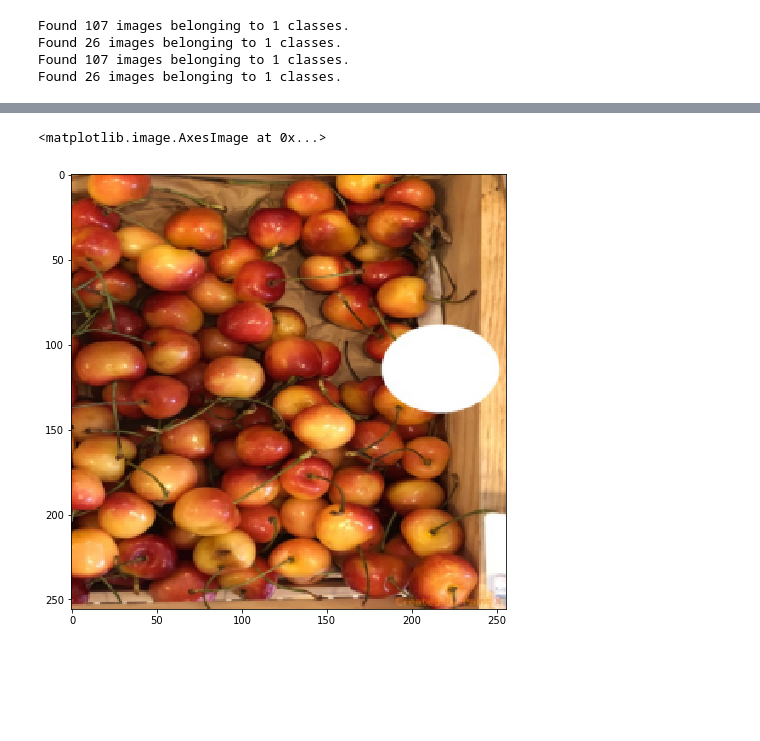
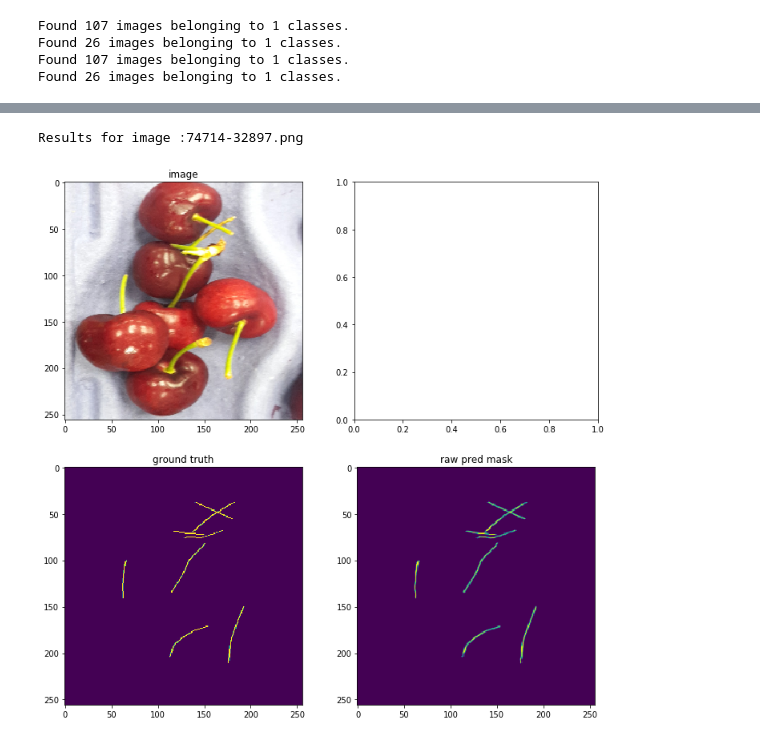
Before and after one commit to OrenChikli/Cherry_stem, a Jupyter notebook: work/unet_train.ipynb, the cells around one changed output, grey strips where cells are left out. Saved outputs shown, nothing was run; the diff lists cells and outputs as text; code cells hidden in the pictures; blank space fills up the shorter version.

```diff
--- a/work/unet_train.ipynb
+++ b/work/unet_train.ipynb
@@ -84,14 +117,0 @@ prediction(model, test_path_image, pred_path, target_size,threshold=0.5,as_gray=
-# %%
-import cv2
-import matplotlib.pyplot as plt
-
-test_img_path = os.path.join(pred_path,'38357-62566.png.png')
-test_img = cv2.imread(test_img_path,cv2.IMREAD_UNCHANGED)
-test_mask_path = os.path.join(pred_path,'38357-62566.png_predict.png')
-test_mask = cv2.imread(test_mask_path,cv2.IMREAD_UNCHANGED)
-
-plt.figure(figsize=(8,8))
-plt.imshow(cv2.cvtColor(test_img, cv2.COLOR_BGR2RGB))
-# %% [output]
-<matplotlib.image.AxesImage at 0x...>
-[figure, removed]
@@ -97,0 +133,6 @@ plt.imshow(cv2.cvtColor(test_img, cv2.COLOR_BGR2RGB))
+# %%
+list1 = [image_name]
+plot_from_list(list1,pred_path,orig_image_path,orig_mask_path,target_size)
+# %% [output]
+Results for image :74714-32897.png
+[figure, added]
```
Also changed, not shown: parts of 12 cells of this notebook, 4 other files.
